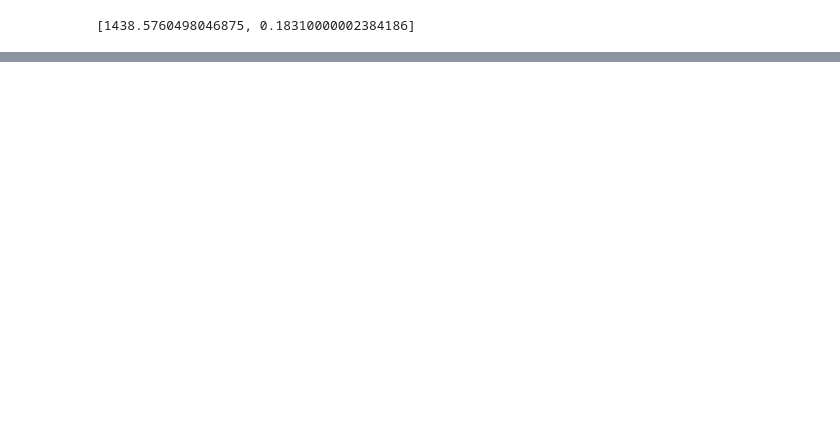
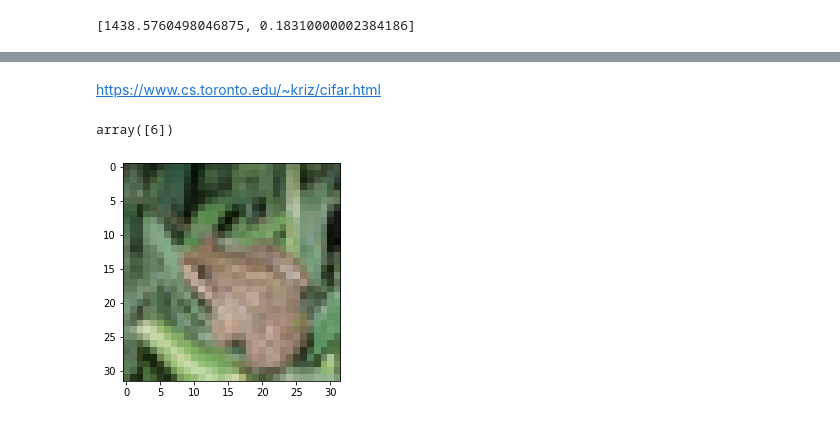
Before and after one commit to alexbrill/tf-train, a Jupyter notebook: cifar10.ipynb, the cells around one changed output, grey strips where cells are left out. Drawn from its saved outputs; the diff is of its cells as text; code cells hidden in the pictures; blank space fills up the shorter version.

```diff
--- a/cifar10.ipynb
+++ b/cifar10.ipynb
@@ -36,8 +33,8 @@ num_classes = np.unique(y_train).shape[0] # there are 10 image classes
 X_train = X_train.astype('float32')
 X_test = X_test.astype('float32')
 
-X_train /= np.max(X_train) # Normalise data to [0, 1] range
-X_test /= np.max(X_train) # Normalise data to [0, 1] range
+X_train /= 255 # Normalise data to [0, 1] range
+X_test /= 255 # Normalise data to [0, 1] range
 
 Y_train = np_utils.to_categorical(y_train, num_classes) # One-hot encode the labels
 Y_test = np_utils.to_categorical(y_test, num_classes) # One-hot encode the labels
@@ -102,0 +100,13 @@ model.evaluate(X_test, Y_test, verbose=1)
+# %% [markdown]
+https://www.cs.toronto.edu/~kriz/cifar.html
+# %%
+pred_img = np.expand_dims(X_test[4], axis=0)
+
+plt.imshow(X_test[4])
+
+result = model.predict(pred_img)
+
+np.argmax(result, axis=1)
+# %% [output]
+array([6])
+[figure, added]
```
Also changed, not shown: parts of 2 cells of this notebook.
